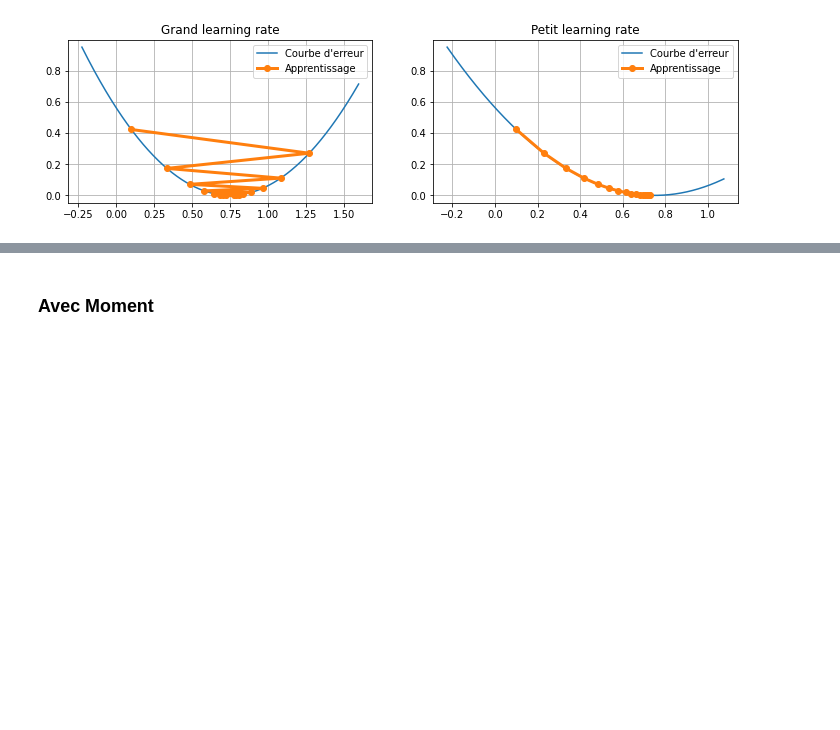
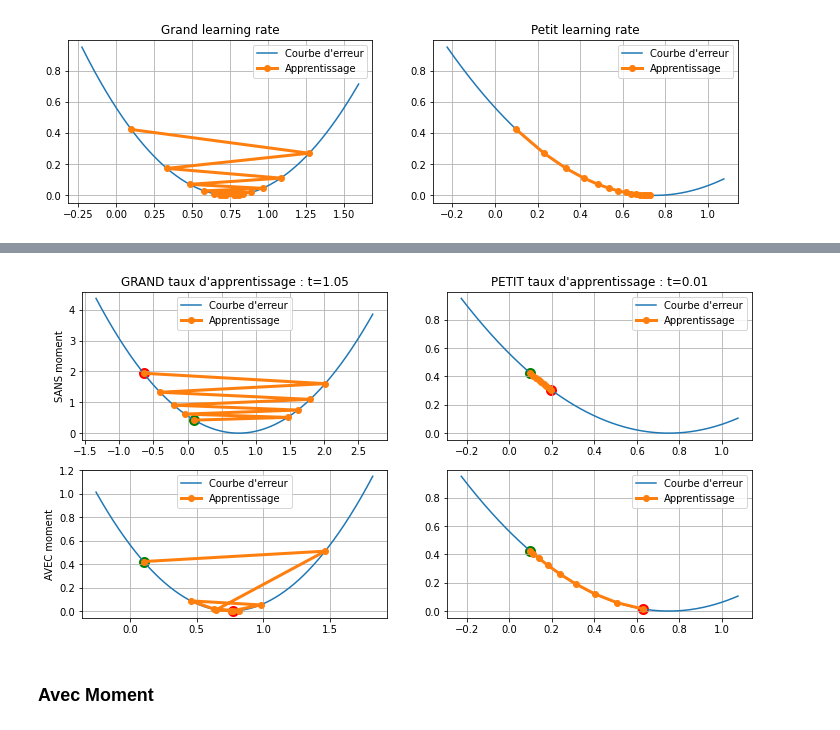
Before and after one commit to tttienthinh/4Tipe, a Jupyter notebook: 5-Optimizers/Test optimizer.ipynb, the cells around one changed output, grey strips where cells are left out. Cells and saved outputs as stored; diff of their text form; code cells hidden in the pictures; blank space fills up the shorter version.

```diff
--- a/5-Optimizers/Test optimizer.ipynb
+++ b/5-Optimizers/Test optimizer.ipynb
@@ -406,3 +406,64 @@ plt.savefig("Moment VS sans Moment.jpg", dpi=400)
+# %%
+fig, axs = plt.subplots(2, 2, figsize=(12, 6))
+
+# Grand learning rate
+reseau1 = NeuronneLineaire(lr=1.05, cible=0.75)
+reseau1.w = 0.1
+# Petit learning rate
+reseau2 = NeuronneLineaire(lr=0.01, cible=0.75)
+reseau2.w = 0.1
+# Entrainement
+for i in range(8):
+    reseau1.validation()
+    reseau1.retropropagation(1, 0.75)
+    reseau2.validation()
+    reseau2.retropropagation(1, 0.75)
+reseau1.validation()
+reseau1.plot(ax=axs[0, 0], title="GRAND taux d'apprentissage : t=1.05")
+axs[0, 0].scatter(0.1, (0.1-0.75)**2, linewidths=5, c="green")
+axs[0, 0].scatter(reseau1.calcul(1), (reseau1.calcul(1)-0.75)**2, linewidths=5, c="red")
+reseau2.validation()
+reseau2.plot(ax=axs[0, 1], title="PETIT taux d'apprentissage : t=0.01")
+axs[0, 1].scatter(0.1, (0.1-0.75)**2, linewidths=5, c="green")
+axs[0, 1].scatter(reseau2.calcul(1), (reseau2.calcul(1)-0.75)**2, linewidths=5, c="red")
+axs[0, 0].set_ylabel('SANS moment')
+
+# Grand Learning rate
+reseau = NeuronneLineaire(lr=1.05, cible=0.75)
+reseau.w = 0.1
+gamma = 0.5
+dw_moment_ = 0
+for i in range(8):
+    reseau.validation()
+    dw = reseau.calcul_dw(1, 0.75)
+    dw_moment = gamma * dw_moment_ + reseau.lr * dw
+    reseau.w -= dw_moment
+    dw_moment_ = dw_moment
+reseau.validation()
+reseau.plot(ax=axs[1, 0])
+axs[1, 0].scatter(0.1, (0.1-0.75)**2, linewidths=5, c="green")
+axs[1, 0].scatter(reseau.calcul(1), (reseau.calcul(1)-0.75)**2, linewidths=5, c="red")
+
+# Grand Learning rate
+reseau = NeuronneLineaire(lr=0.01, cible=0.75)
+reseau.w = 0.1
+gamma = 1.1
+dw_moment_ = 0
+for i in range(8):
+    reseau.validation()
+    dw = reseau.calcul_dw(1, 0.75)
+    dw_moment = gamma * dw_moment_ + reseau.lr * dw
+    reseau.w -= dw_moment
+    dw_moment_ = dw_moment
+reseau.validation()
+reseau.plot(ax=axs[1, 1])
+axs[1, 1].scatter(0.1, (0.1-0.75)**2, linewidths=5, c="green")
+axs[1, 1].scatter(reseau.calcul(1), (reseau.calcul(1)-0.75)**2, linewidths=5, c="red")
+
+axs[1, 0].set_ylabel('AVEC moment')
+plt.savefig("Moment VS sans Moment.jpg", dpi=400)
+# %% [output]
+[figure, added]
 # %% [markdown]
 ### Avec Moment
 # %%
```
Also changed, not shown: parts of 2 cells of this notebook, 19 other files.
